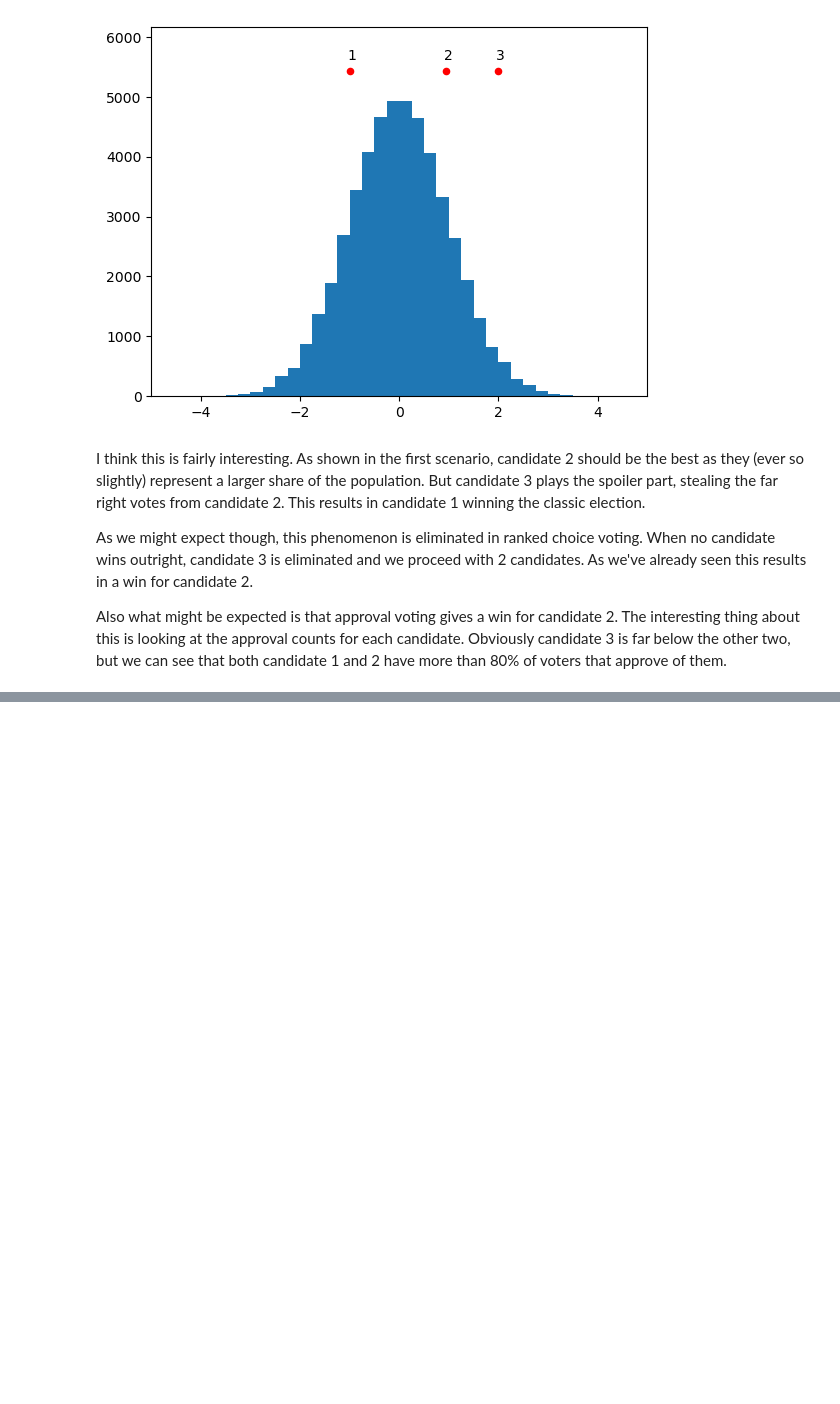
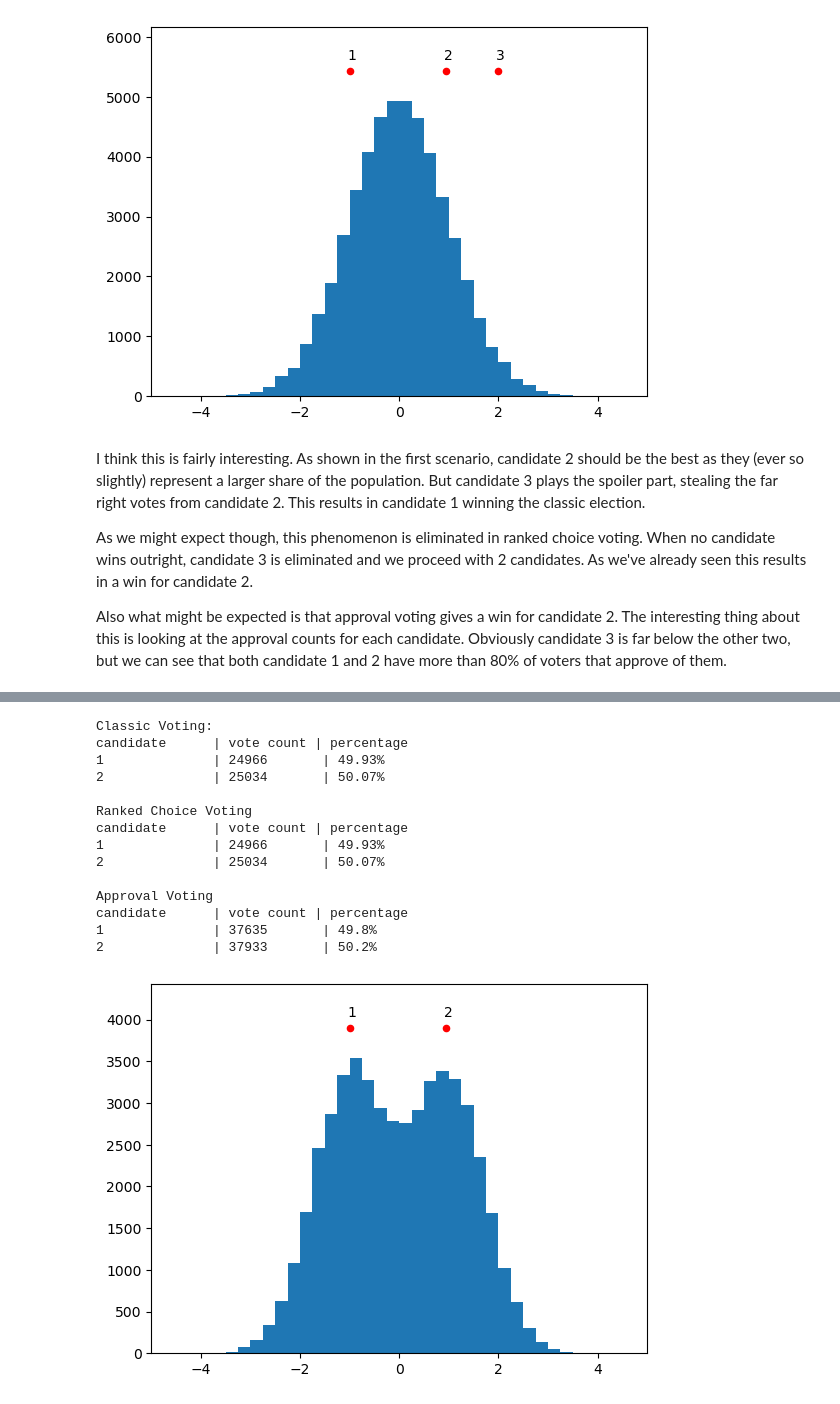
Before and after one commit to rvtayal/votingSim, a Jupyter notebook: quickstart.ipynb, the cells around one changed output, grey strips where cells are left out. Cells and saved outputs as stored; diff of their text form; code cells hidden in the pictures; blank space fills up the shorter version.

```diff
--- a/quickstart.ipynb
+++ b/quickstart.ipynb
@@ -451,0 +458,29 @@ Also what might be expected is that approval voting gives a win for candidate 2.
+# %%
+candidates = np.array([-1, 0.95])
+number_voters = 50000
+voters = np.random.normal(-1, 0.75, number_voters) * np.random.choice([-1, 1], size=number_voters, replace=True)
+
+histogram_plot(candidates, voters, text_labels=['1', '2'])
+
+print("Classic Voting:")
+run_election(candidates, voters, classic_voting_machine)
+print("\nRanked Choice Voting")
+run_election(candidates, voters, ranked_choice_voting_machine)
+print("\nApproval Voting")
+run_election(candidates, voters, approval_voting_machine)
+# %% [output]
+Classic Voting:
+candidate      | vote count | percentage
+1              | 24966       | 49.93%
+2              | 25034       | 50.07%
+
+Ranked Choice Voting
+candidate      | vote count | percentage
+1              | 24966       | 49.93%
+2              | 25034       | 50.07%
+
+Approval Voting
+candidate      | vote count | percentage
+1              | 37635       | 49.8%
+2              | 37933       | 50.2%
+[figure, added]
```
Also changed, not shown: parts of 1 cell of this notebook.
